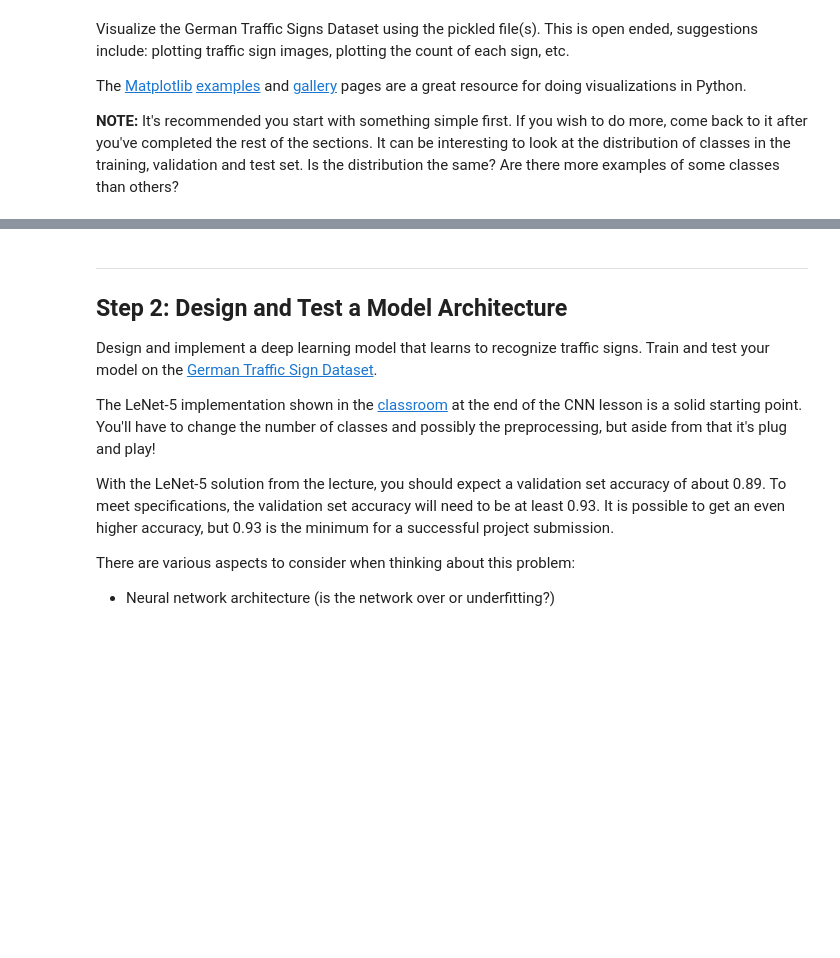
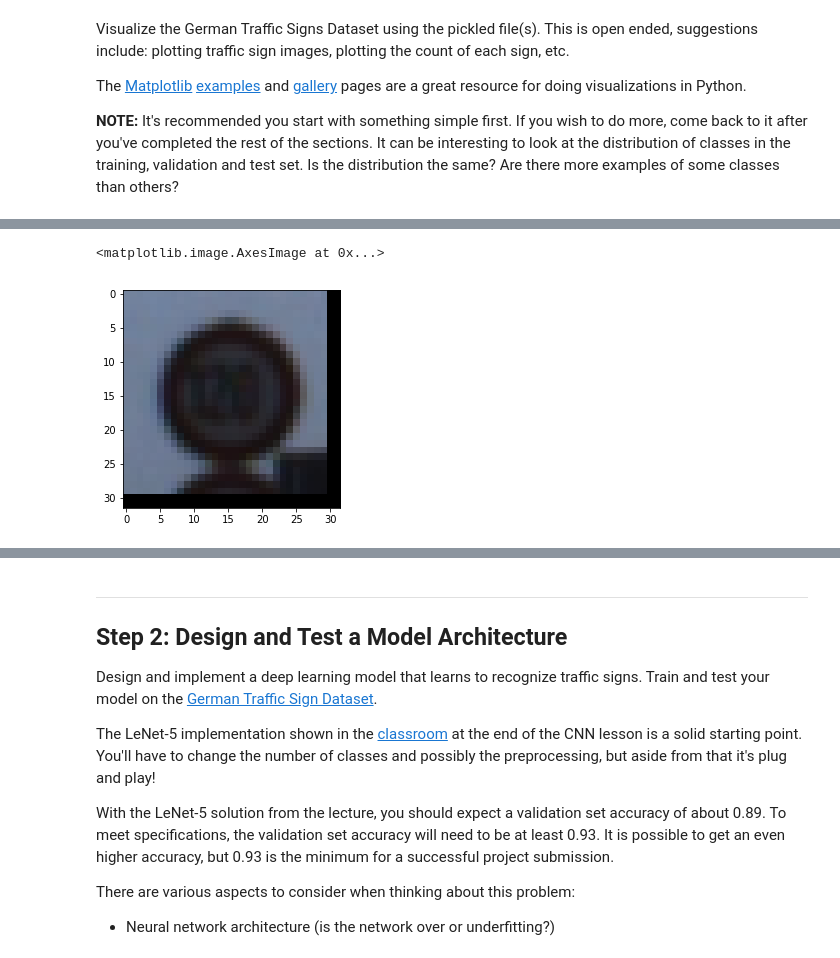
Before and after one commit to hotsuyuki/CarND-Traffic-Sign-Classifier-Project, a Jupyter notebook: Traffic_Sign_Classifier.ipynb, the cells around one changed output, grey strips where cells are left out. Drawn from its saved outputs; the diff is of its cells as text; code cells hidden in the pictures; blank space fills up the shorter version.

```diff
--- a/Traffic_Sign_Classifier.ipynb
+++ b/Traffic_Sign_Classifier.ipynb
@@ -124,0 +183,5 @@ The RGB image is
+# %%
+plt.imshow(X_train[index+34799])
+# %% [output]
+<matplotlib.image.AxesImage at 0x...>
+[figure, added]
```
Also changed, not shown: parts of 9 cells of this notebook, 3 other files.
